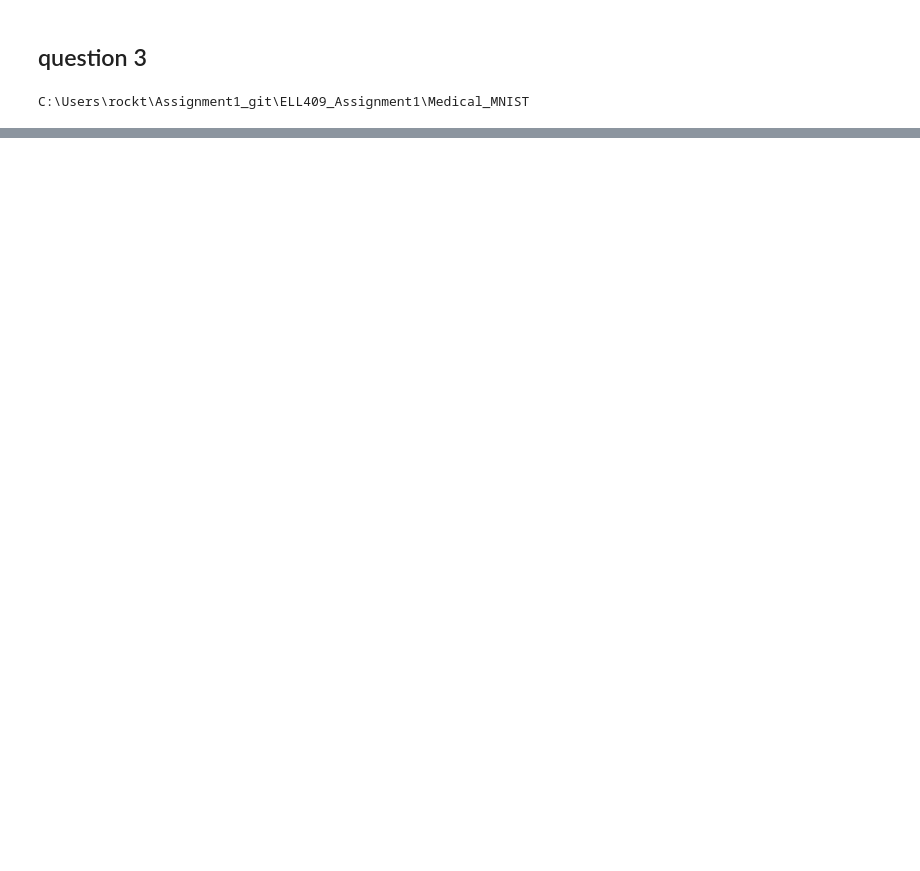
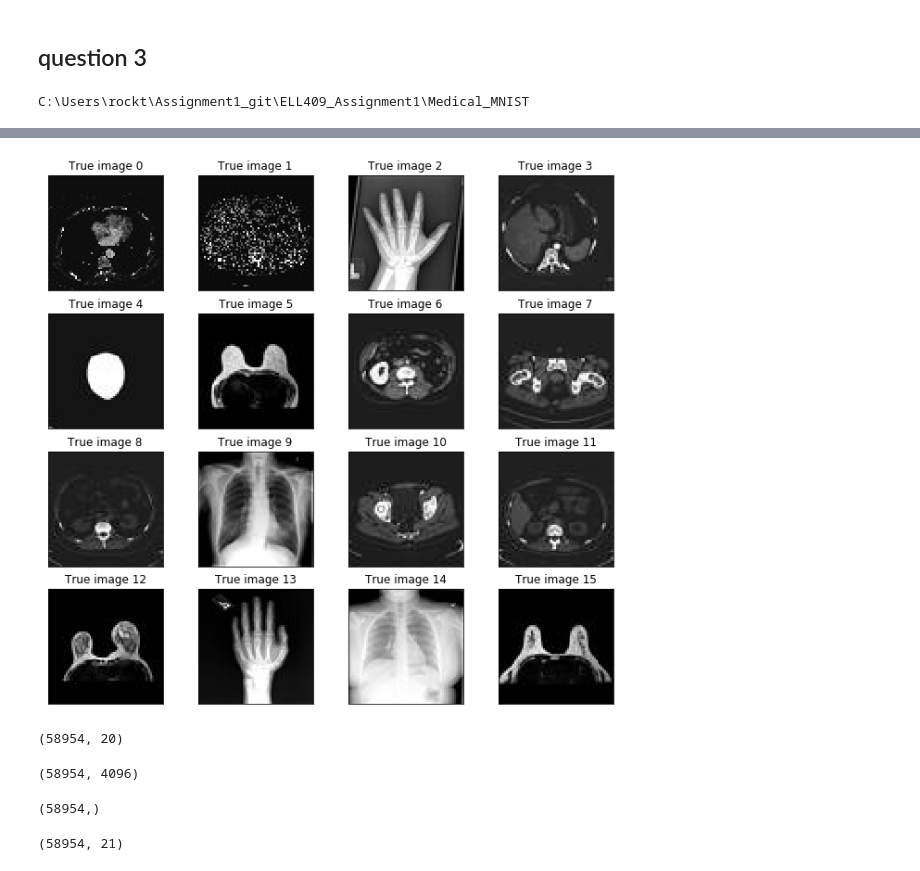
Before and after one commit to varundesai10/ELL409_Assignment1, a Jupyter notebook: NAIVE_CLASSIFIER.ipynb, the cells around one changed output, grey strips where cells are left out. Cells and saved outputs as stored; diff of their text form; code cells hidden in the pictures; blank space fills up the shorter version.

```diff
--- a/NAIVE_CLASSIFIER.ipynb
+++ b/NAIVE_CLASSIFIER.ipynb
@@ -288,0 +404,17 @@ C:\Users\rockt\Assignment1_git\ELL409_Assignment1\Medical_MNIST
+# %%
+true_images = [X[i].reshape(h, w) for i in arr]
+plot_portraits(true_images, [f"True image {i}" for i in range(len(recovered_images))], h, w, n_row=4, n_col=4)
+# %% [output]
+[figure, added]
+# %%
+X_red.shape
+# %% [output]
+(58954, 20)
+# %%
+X_samples.shape
+# %% [output]
+(58954, 4096)
+# %%
+Y_samples.shape
+# %% [output]
+(58954,)
@@ -288,0 +423,5 @@ C:\Users\rockt\Assignment1_git\ELL409_Assignment1\Medical_MNIST
+# %%
+X_final = np.append(X_red, Y_samples, axis = 1)
+X_final.shape
+# %% [output]
+(58954, 21)
```
Also changed, not shown: parts of 33 cells of this notebook, 1 other file.
